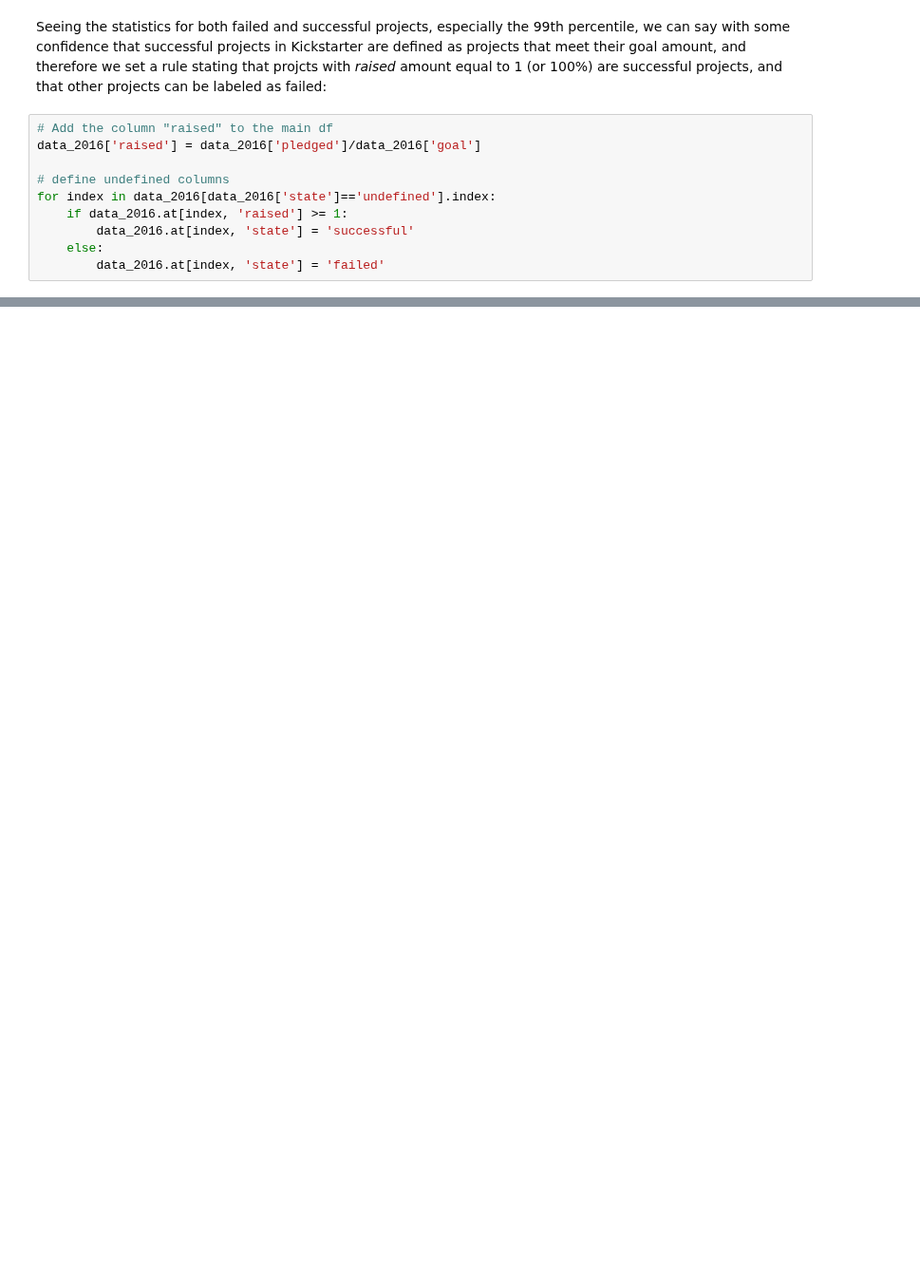
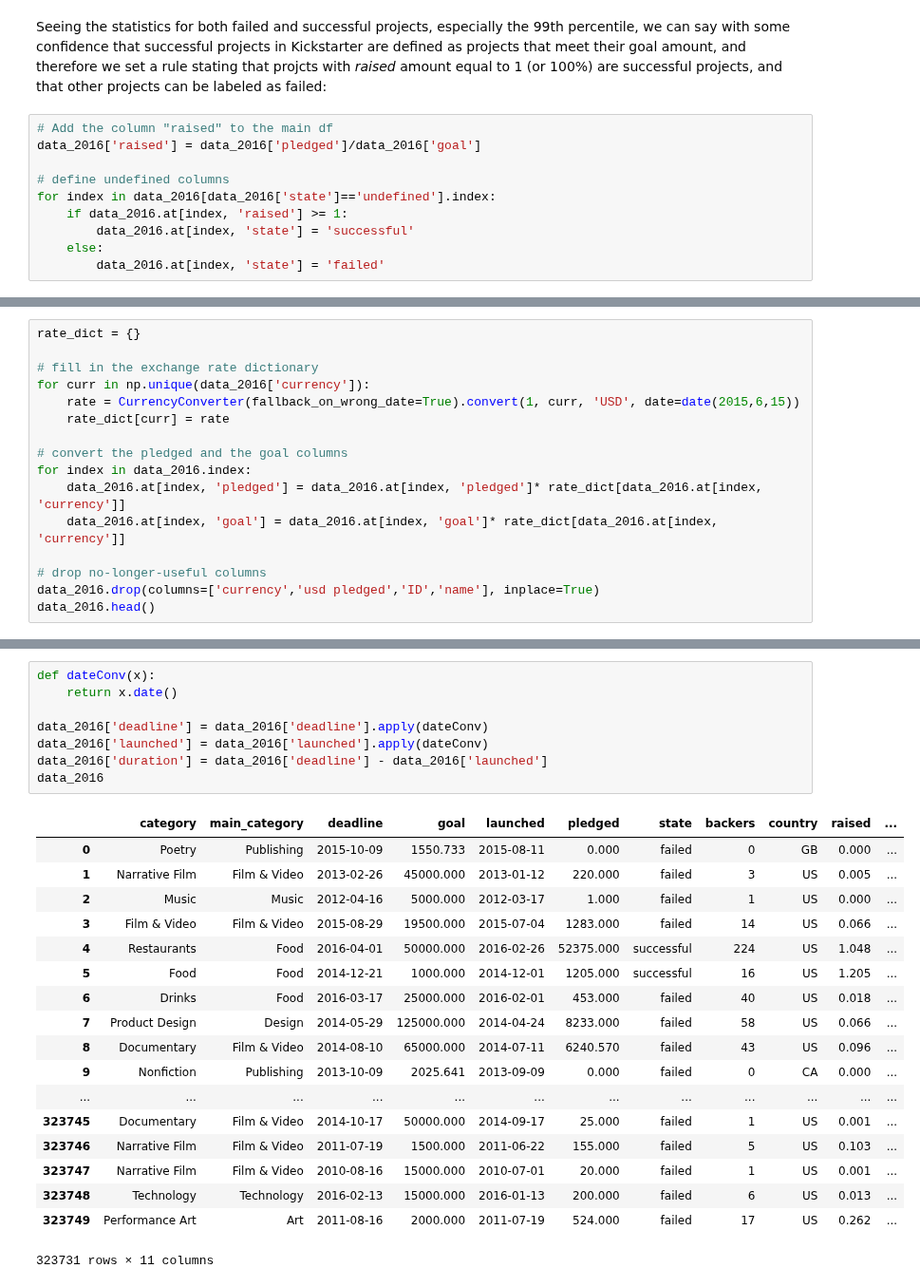
Before and after one commit to Alsukhon/Thinkful, a Jupyter notebook: 26.1 Supervised Learning Capstone/Supervised learning capstone.ipynb, the cells around one changed output, grey strips where cells are left out. Shown at 95% size. Saved outputs shown, nothing was run; the diff lists cells and outputs as text; blank space fills up the shorter version.

```diff
--- a/26.1 Supervised Learning Capstone/Supervised learning capstone.ipynb
+++ b/26.1 Supervised Learning Capstone/Supervised learning capstone.ipynb
@@ -339,0 +401,16 @@ conv_curr = CurrencyConverter()
+# %%
+rate_dict = {}
+
+# fill in the exchange rate dictionary
+for curr in np.unique(data_2016['currency']):
+    rate = CurrencyConverter(fallback_on_wrong_date=True).convert(1, curr, 'USD', date=date(2015,6,15))
+    rate_dict[curr] = rate
+
+# convert the pledged and the goal columns
+for index in data_2016.index:
+    data_2016.at[index, 'pledged'] = data_2016.at[index, 'pledged']* rate_dict[data_2016.at[index, 'currency']]
+    data_2016.at[index, 'goal'] = data_2016.at[index, 'goal']* rate_dict[data_2016.at[index, 'currency']]
+
+# drop no-longer-useful columns
+data_2016.drop(columns=['currency','usd pledged','ID','name'], inplace=True)
+data_2016.head()
@@ -339,0 +424,27 @@ conv_curr = CurrencyConverter()
+# %%
+def dateConv(x):
+    return x.date()
+
+data_2016['deadline'] = data_2016['deadline'].apply(dateConv)
+data_2016['launched'] = data_2016['launched'].apply(dateConv)
+data_2016['duration'] = data_2016['deadline'] - data_2016['launched']
+data_2016
+# %% [output]
+|  | category | main_category | deadline | goal | launched | pledged | state | backers | country | raised | ... |
+| 0 | Poetry | Publishing | 2015-10-09 | 1550.733 | 2015-08-11 | 0.000 | failed | 0 | GB | 0.000 | ... |
+| 1 | Narrative Film | Film & Video | 2013-02-26 | 45000.000 | 2013-01-12 | 220.000 | failed | 3 | US | 0.005 | ... |
+| 2 | Music | Music | 2012-04-16 | 5000.000 | 2012-03-17 | 1.000 | failed | 1 | US | 0.000 | ... |
+| 3 | Film & Video | Film & Video | 2015-08-29 | 19500.000 | 2015-07-04 | 1283.000 | failed | 14 | US | 0.066 | ... |
+| 4 | Restaurants | Food | 2016-04-01 | 50000.000 | 2016-02-26 | 52375.000 | successful | 224 | US | 1.048 | ... |
+| 5 | Food | Food | 2014-12-21 | 1000.000 | 2014-12-01 | 1205.000 | successful | 16 | US | 1.205 | ... |
+| 6 | Drinks | Food | 2016-03-17 | 25000.000 | 2016-02-01 | 453.000 | failed | 40 | US | 0.018 | ... |
+| 7 | Product Design | Design | 2014-05-29 | 125000.000 | 2014-04-24 | 8233.000 | failed | 58 | US | 0.066 | ... |
+| 8 | Documentary | Film & Video | 2014-08-10 | 65000.000 | 2014-07-11 | 6240.570 | failed | 43 | US | 0.096 | ... |
+| 9 | Nonfiction | Publishing | 2013-10-09 | 2025.641 | 2013-09-09 | 0.000 | failed | 0 | CA | 0.000 | ... |
+| ... | ... | ... | ... | ... | ... | ... | ... | ... | ... | ... | ... |
+| 323745 | Documentary | Film & Video | 2014-10-17 | 50000.000 | 2014-09-17 | 25.000 | failed | 1 | US | 0.001 | ... |
+| 323746 | Narrative Film | Film & Video | 2011-07-19 | 1500.000 | 2011-06-22 | 155.000 | failed | 5 | US | 0.103 | ... |
+| 323747 | Narrative Film | Film & Video | 2010-08-16 | 15000.000 | 2010-07-01 | 20.000 | failed | 1 | US | 0.001 | ... |
+| 323748 | Technology | Technology | 2016-02-13 | 15000.000 | 2016-01-13 | 200.000 | failed | 6 | US | 0.013 | ... |
+| 323749 | Performance Art | Art | 2011-08-16 | 2000.000 | 2011-07-19 | 524.000 | failed | 17 | US | 0.262 | ... |
+323731 rows × 11 columns
```
Also changed, not shown: parts of 12 cells of this notebook.
